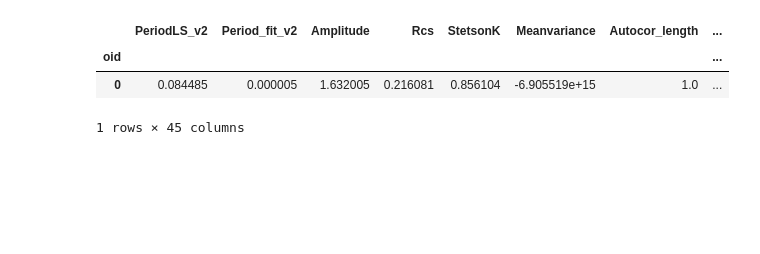
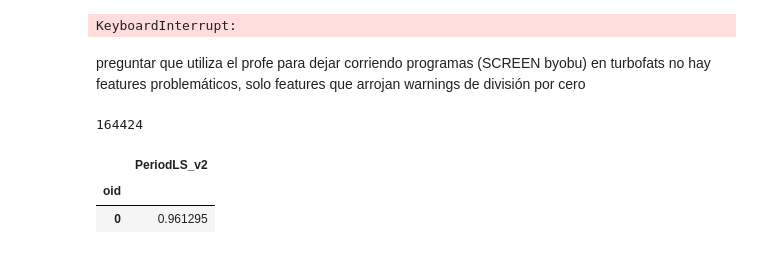
Before and after one commit to luisllanca/tesis, a Jupyter notebook: calculate_features.ipynb, the cells around one changed output. Drawn from its saved outputs; the diff is of its cells as text; code cells hidden in the pictures; blank space fills up the shorter version.

```diff
--- a/calculate_features.ipynb
+++ b/calculate_features.ipynb
@@ -70,0 +35,35 @@ fs = turbofats.FeatureSpace(feature_list=feature_list)
+# %%
+feature_list = ["PeriodLS_v2",
+    "Amplitude",
+    "StetsonK",
+    "Mean",
+    "Gskew",
+    "Psi_CS_v2"
+]
+fs = turbofats.FeatureSpace(feature_list=feature_list)
+
+all_features = []
+
+for i, lc in tqdm(enumerate(data), total=len(data)):
+    df = pd.DataFrame({
+        "time": lc['mjd'],
+        "magnitude": lc['flux'],
+        "error": lc['err']
+    })
+    df['id'] = i
+    df.set_index('id', inplace=True)
+
+    try:
+        features = fs.calculate_features(lightcurve=df)
+        features['id'] = i
+        all_features.append(features)
+    except Exception as e:
+        print(f"Error en curva {i}: {e}")
+final_df = pd.concat(all_features, ignore_index=True)
+
+final_df.to_csv("data.csv")
+# %% [output]
+KeyboardInterrupt:
+# %% [markdown]
+preguntar que utiliza el profe para dejar corriendo programas  (SCREEN byobu)
+en turbofats no hay features problemáticos, solo features que arrojan warnings de división por cero
@@ -71,15 +77,21 @@ fs = turbofats.FeatureSpace(feature_list=feature_list)
+# %%
+for i,clase in enumerate(data):
+    if clase['class'] == 0:
+        print(i)
+        break
+# %% [output]
+164424
 # %%
+fs = turbofats.FeatureSpace(feature_list=["PeriodLS_v2"])
 df = pd.DataFrame({
-    "time": data[102]['mjd'],
-    "magnitude": data[102]['flux'],
-    "error": data[102]['err']
-})
-df['id'] = 0
+        "time": time,
+        "magnitude": mag,
+        "error": err
+    })
+df['id']=0
 df.set_index('id', inplace=True)
-values = fs.calculate_features(lightcurve=df)
-values
+fs.calculate_features(lightcurve=df)
 # %% [output]
-|  | PeriodLS_v2 | Period_fit_v2 | Amplitude | Rcs | StetsonK | Meanvariance | Autocor_length | ... |
-| oid |  |  |  |  |  |  |  | ... |
-| 0 | 0.084485 | 0.000005 | 1.632005 | 0.216081 | 0.856104 | -6.905519e+15 | 1.0 | ... |
+|  | PeriodLS_v2 |
+| oid |  |
+| 0 | 0.961295 |
-1 rows × 45 columns
```
Also changed, not shown: parts of 9 cells of this notebook, 1 other file.
